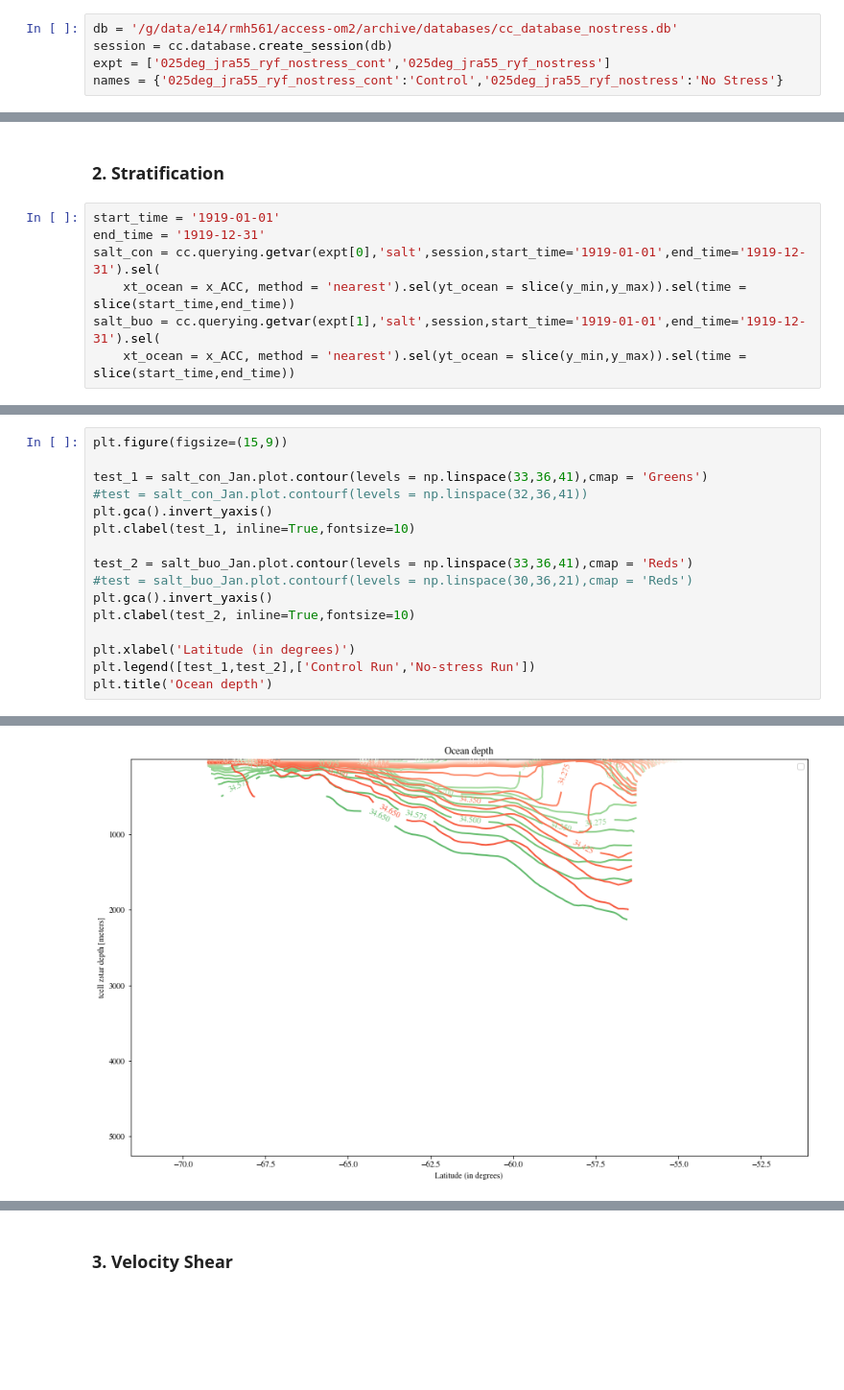
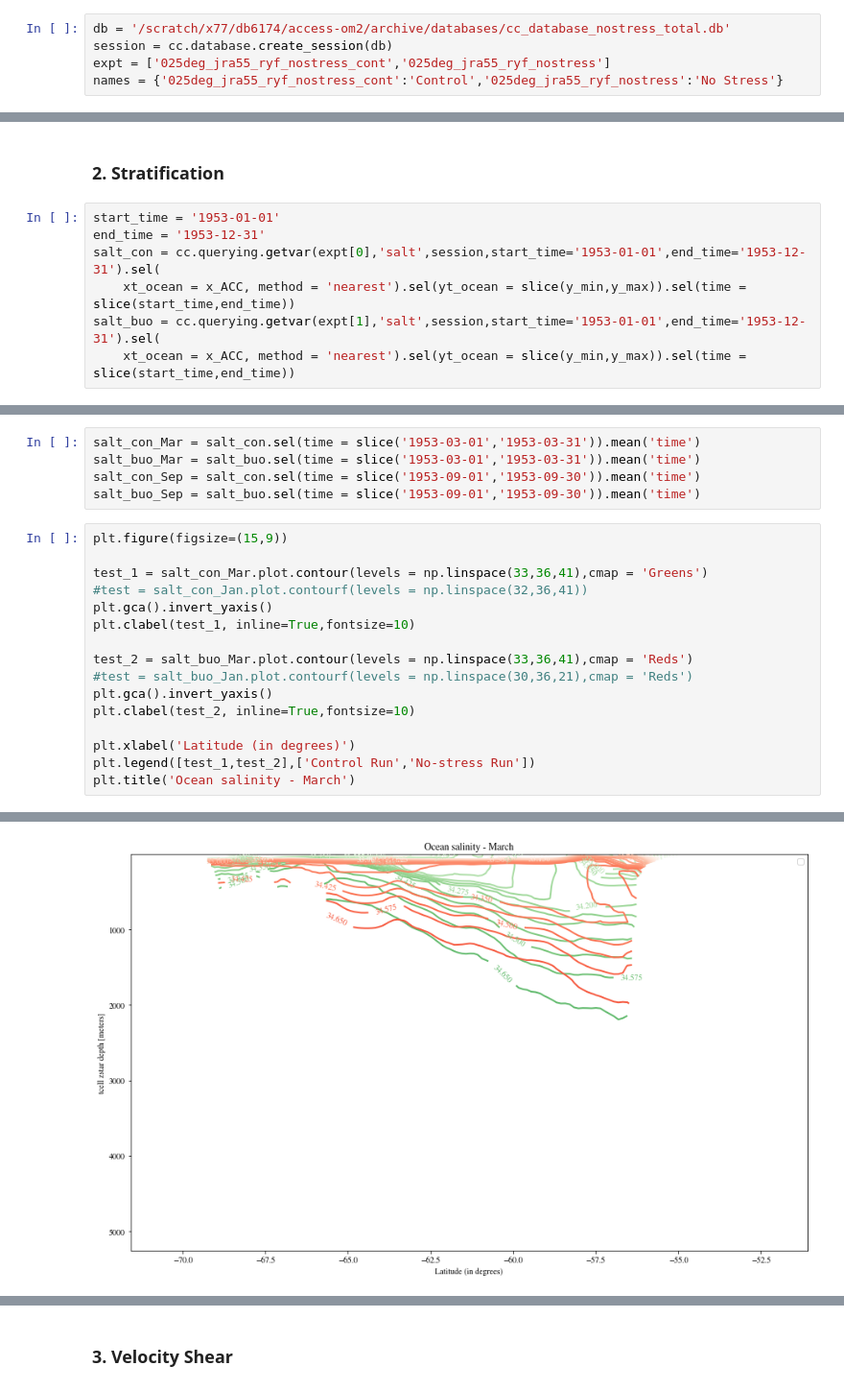
Before and after one commit to dhruvbhagtani/Ryan_No_Stress, a Jupyter notebook: Drake_Passage.ipynb, the cells around one changed output, grey strips where cells are left out. Shown at 96% size. Drawn from its saved outputs; the diff is of its cells as text; blank space fills up the shorter version.

```diff
--- a/Drake_Passage.ipynb
+++ b/Drake_Passage.ipynb
@@ -32,7 +32,7 @@ client
 # %% [output]
 | Client Scheduler: tcp://127.0.0.1... | Cluster Workers: 4 Cores: 8 Memor... |
 # %%
-db = '/g/data/e14/rmh561/access-om2/archive/databases/cc_database_nostress.db'
+db = '/scratch/x77/db6174/access-om2/archive/databases/cc_database_nostress_total.db'
 session = cc.database.create_session(db)
 expt = ['025deg_jra55_ryf_nostress_cont','025deg_jra55_ryf_nostress']
 names = {'025deg_jra55_ryf_nostress_cont':'Control','025deg_jra55_ryf_nostress':'No Stress'}
@@ -67,9 +67,9 @@ Text(0.5, 1.0, 'Barotropic Transport')
 # %% [markdown]
 ### 2. Stratification
 # %%
-start_time = '1919-01-01'
-end_time = '1919-12-31'
-salt_con = cc.querying.getvar(expt[0],'salt',session,start_time='1919-01-01',end_time='1919-12-31').sel(
+start_time = '1953-01-01'
+end_time = '1953-12-31'
+salt_con = cc.querying.getvar(expt[0],'salt',session,start_time='1953-01-01',end_time='1953-12-31').sel(
     xt_ocean = x_ACC, method = 'nearest').sel(yt_ocean = slice(y_min,y_max)).sel(time = slice(start_time,end_time))
-salt_buo = cc.querying.getvar(expt[1],'salt',session,start_time='1919-01-01',end_time='1919-12-31').sel(
+salt_buo = cc.querying.getvar(expt[1],'salt',session,start_time='1953-01-01',end_time='1953-12-31').sel(
     xt_ocean = x_ACC, method = 'nearest').sel(yt_ocean = slice(y_min,y_max)).sel(time = slice(start_time,end_time))
@@ -79,17 +76,22 @@ salt_buo_Jan = salt_buo.sel(time = slice('1919-01-01','1919-01-31')).mean('time'
+# %%
+salt_con_Mar = salt_con.sel(time = slice('1953-03-01','1953-03-31')).mean('time')
+salt_buo_Mar = salt_buo.sel(time = slice('1953-03-01','1953-03-31')).mean('time')
+salt_con_Sep = salt_con.sel(time = slice('1953-09-01','1953-09-30')).mean('time')
+salt_buo_Sep = salt_buo.sel(time = slice('1953-09-01','1953-09-30')).mean('time')
 # %%
 plt.figure(figsize=(15,9))
 
-test_1 = salt_con_Jan.plot.contour(levels = np.linspace(33,36,41),cmap = 'Greens')
+test_1 = salt_con_Mar.plot.contour(levels = np.linspace(33,36,41),cmap = 'Greens')
 #test = salt_con_Jan.plot.contourf(levels = np.linspace(32,36,41))
 plt.gca().invert_yaxis()
 plt.clabel(test_1, inline=True,fontsize=10)
 
-test_2 = salt_buo_Jan.plot.contour(levels = np.linspace(33,36,41),cmap = 'Reds')
+test_2 = salt_buo_Mar.plot.contour(levels = np.linspace(33,36,41),cmap = 'Reds')
 #test = salt_buo_Jan.plot.contourf(levels = np.linspace(30,36,21),cmap = 'Reds')
 plt.gca().invert_yaxis()
 plt.clabel(test_2, inline=True,fontsize=10)
 
 plt.xlabel('Latitude (in degrees)')
 plt.legend([test_1,test_2],['Control Run','No-stress Run'])
-plt.title('Ocean depth')
+plt.title('Ocean salinity - March')
 # %% [output]
@@ -97 +99 @@ Text(0.5, 1.0, 'Ocean depth')
-[figure, old version]
+[figure, new version]
```
Also changed, not shown: parts of 26 cells of this notebook.
